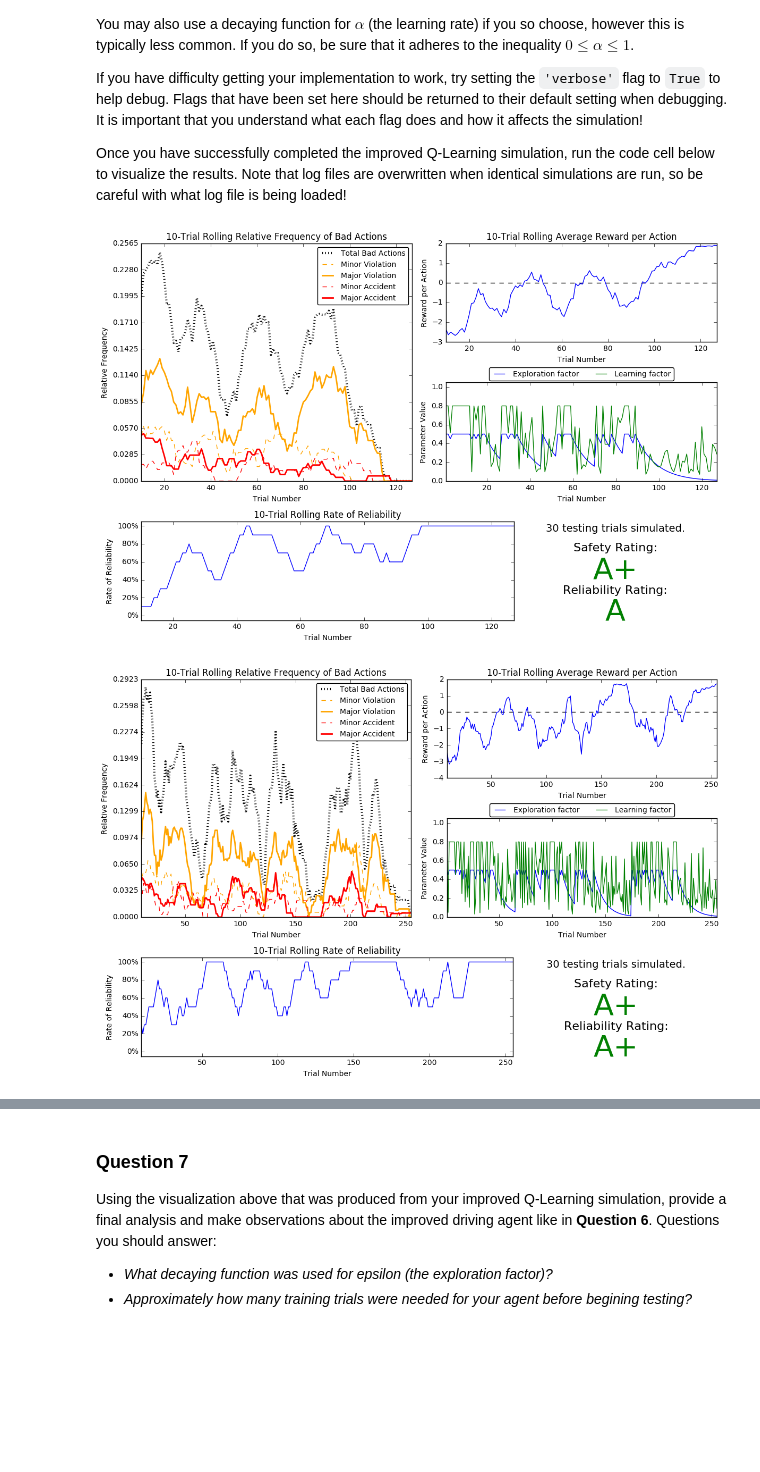
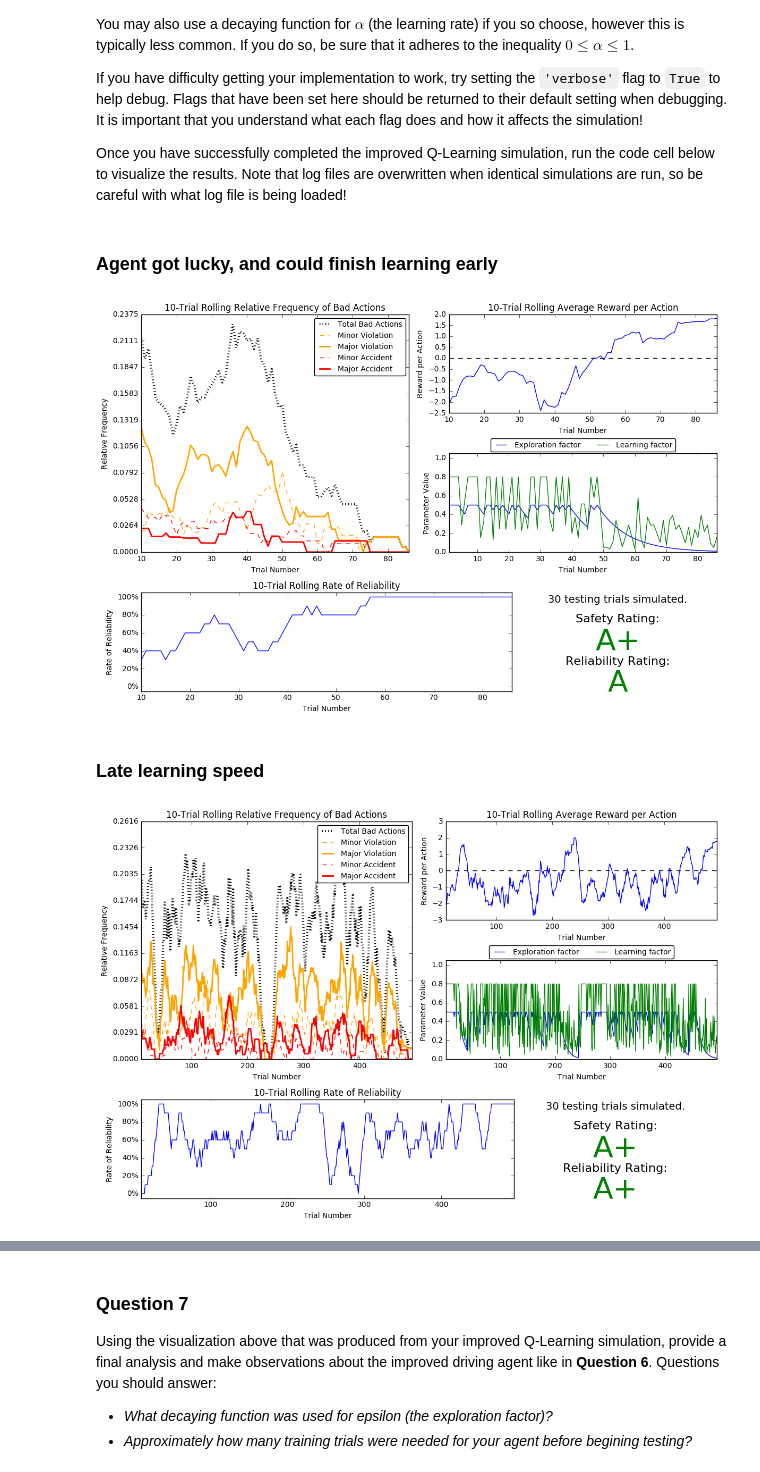
Before and after one commit to afcarl/Udacity-MLND-Project4, a Jupyter notebook: smartcab.ipynb, the cells around one changed output, grey strips where cells are left out. Drawn from its saved outputs; the diff is of its cells as text; code cells hidden in the pictures; blank space fills up the shorter version.

```diff
--- a/smartcab.ipynb
+++ b/smartcab.ipynb
@@ -326,13 +326,17 @@ You may also use a decaying function for $\alpha$ (the learning rate) if you so
 If you have difficulty getting your implementation to work, try setting the `'verbose'` flag to `True` to help debug. Flags that have been set here should be returned to their default setting when debugging. It is important that you understand what each flag does and how it affects the simulation!
 
 Once you have successfully completed the improved Q-Learning simulation, run the code cell below to visualize the results. Note that log files are overwritten when identical simulations are run, so be careful with what log file is being loaded!
+# %% [markdown]
+### Agent got lucky, and could finish learning early
 # %%
 # Load the 'sim_improved-learning' file from the improved Q-Learning simulation
-vs.plot_trials('sim_improved-learning.csv')
+vs.plot_trials('sim_improved-learning_early_finish.csv')
 # %% [output]
-[figure, old version]
+[figure, new version]
+# %% [markdown]
+### Late learning speed
 # %%
 # Load the 'sim_improved-learning' file from the improved Q-Learning simulation
-vs.plot_trials('sim_improved-learning.csv')
+vs.plot_trials('sim_improved-learning_late_finish.csv')
 # %% [output]
-[figure, old version]
+[figure, new version]
```
Also changed, not shown: parts of 5 cells of this notebook, 1 other file.
